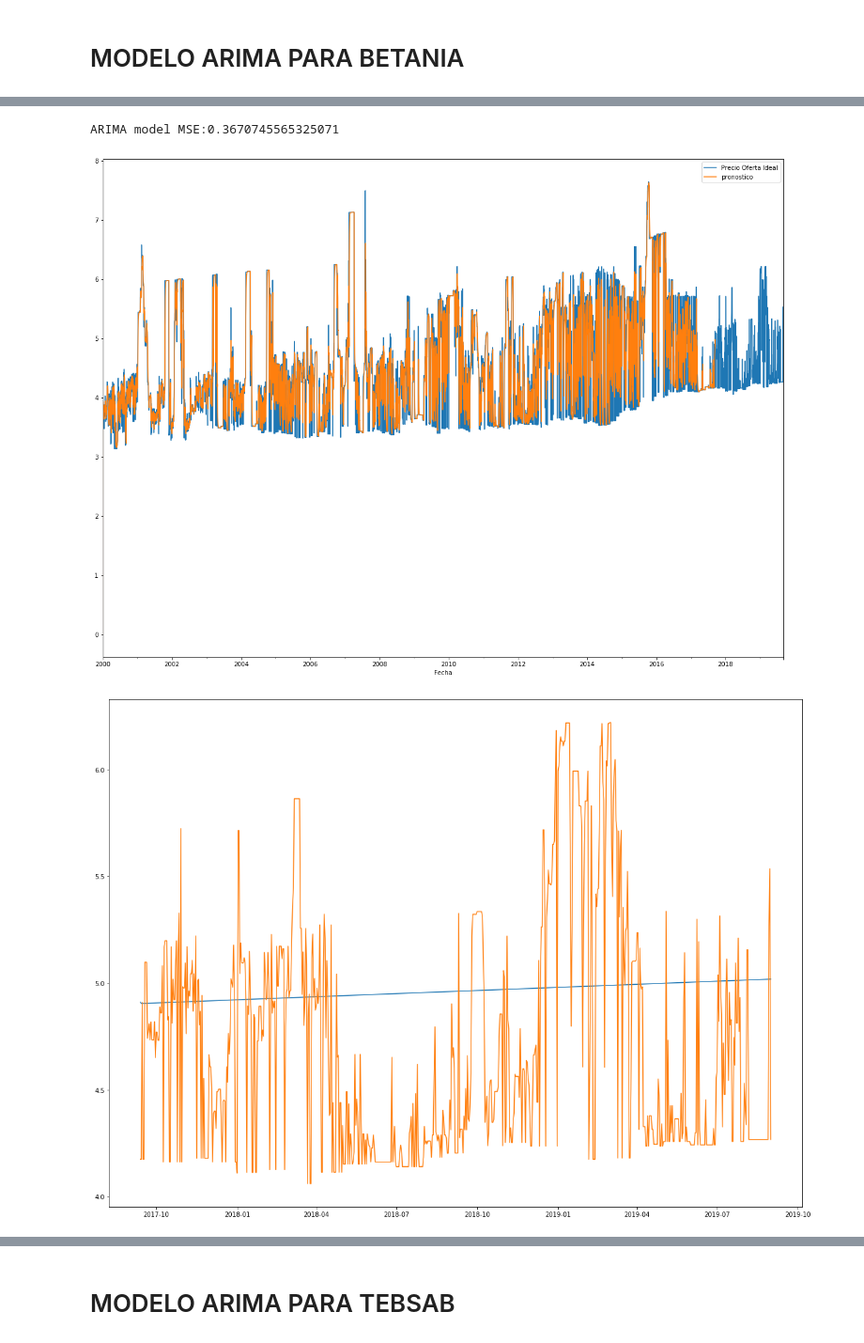
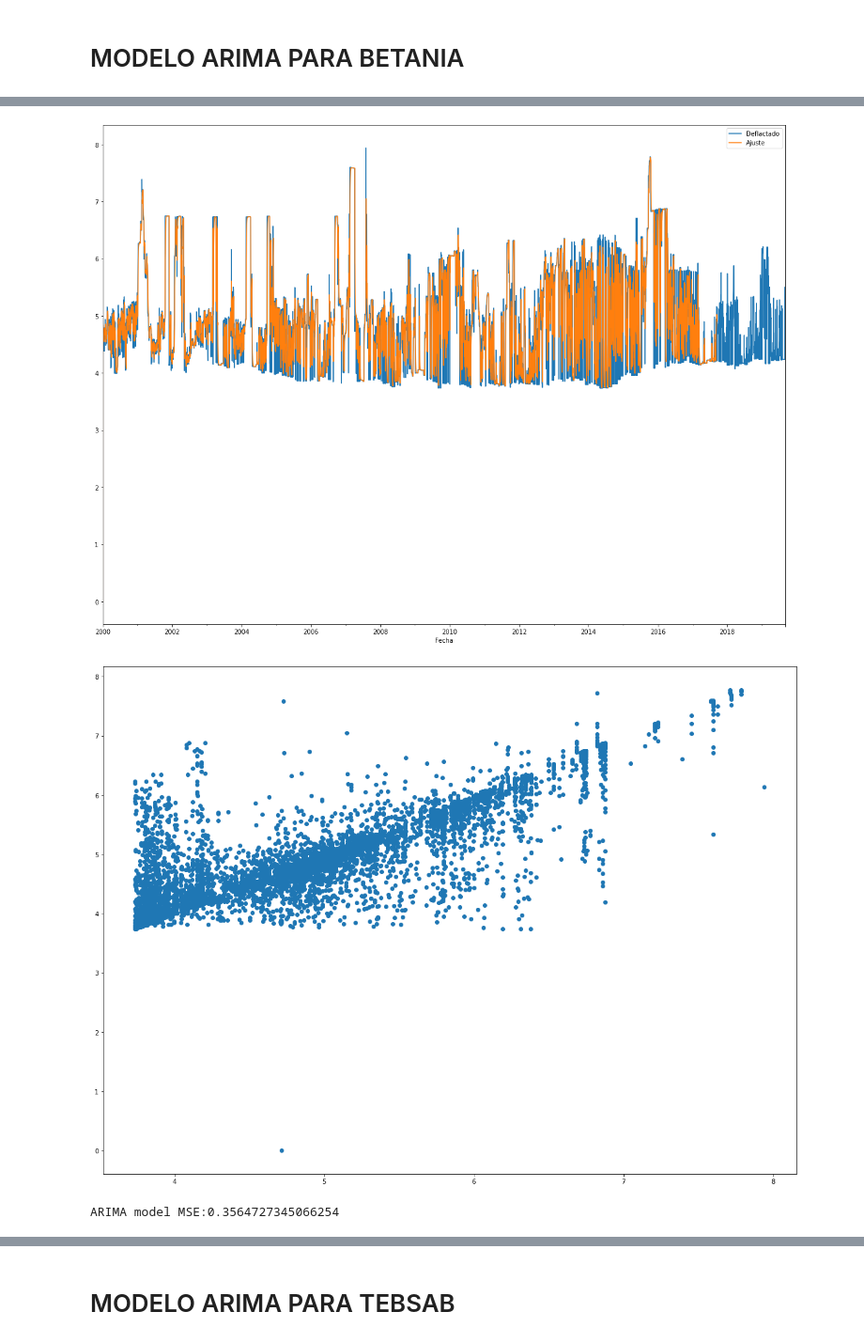
Before and after one commit to Vamarinpe/PAE, a Jupyter notebook: CodRecurso.ipynb, the cells around one changed output, grey strips where cells are left out. Shown at 94% size. Cells and saved outputs as stored; diff of their text form; code cells hidden in the pictures.

```diff
--- a/CodRecurso.ipynb
+++ b/CodRecurso.ipynb
@@ -210,0 +213,8 @@ Index(['AGUA', 'AGUA', 'AGUA', 'AGUA', 'AGUA', 'AGUA', 'AGUA', 'AGUA', 'GAS',
+# %%
+IPC = pd.read_csv(
+    "https://raw.githubusercontent.com/Vamarinpe/PAE/master/IPC.csv",
+    sep = ',',         # separador de campos
+    thousands = None,  # separador de miles para números
+    decimal = '.')
+IPC=IPC[:-1]
+IPC
@@ -210,0 +236,10 @@ Index(['AGUA', 'AGUA', 'AGUA', 'AGUA', 'AGUA', 'AGUA', 'AGUA', 'AGUA', 'GAS',
+# %%
+# BETANIA
+
+Betania=Datos.xs('BETANIA',level='Recurso')               # Quita las ultimas 718 (6465)
+Betania=Betania.reset_index(level=['Codigo Agente']).drop('Codigo Agente', 1)
+d=0
+for i in IPC['AÑO']:
+    Betania.loc[i,'INDICE']=IPC.loc[d]['INDICE']
+    d=d+1
+Betania['Deflactado']=Betania['Precio Oferta Ideal'].values/Betania['INDICE'].values*100
@@ -214,23 +259,21 @@ Index(['AGUA', 'AGUA', 'AGUA', 'AGUA', 'AGUA', 'AGUA', 'AGUA', 'AGUA', 'GAS',
 # MODELO ARIMA PARA BETANIA
 # %%
 # SERIE NORMAL
-
 from scipy import stats
 import statsmodels.api as sm
 from statsmodels.graphics.api import qqplot
 
+M1Betania=Betania.drop(['Precio Oferta Ideal','INDICE'],axis=1)
 plt.rcParams["figure.figsize"] = (20,15)
-M1Betania=Datos.xs('BETANIA',level='Recurso')                # Quita las ultimas 718 (6465)
-M1Betania=M1Betania.reset_index(level=['Codigo Agente']).drop('Codigo Agente', 1)
 M1Betania.plot()
 
 fig = plt.figure(figsize=(20,15))
 ax1 = fig.add_subplot(211)
-fig = sm.graphics.tsa.plot_acf(M1Betania.values.squeeze(), lags=40, ax=ax1)
+fig = sm.graphics.tsa.plot_acf(M1Betania.squeeze(), lags=40, ax=ax1)
 ax2 = fig.add_subplot(212)
 fig = sm.graphics.tsa.plot_pacf(M1Betania, lags=40, ax=ax2)
 
-X = M1Betania['Precio Oferta Ideal'].values
+X = M1Betania.values
 split = len(X)/2
 X1=X[0:3233]
 X2=X[3233:]
@@ -240,7 +283,7 @@ print('mean1=%f, mean2=%f' % (mean1, mean2))
 print('variance1=%f, variance2=%f' % (var1, var2))
 
 #from statsmodels.tsa.seasonal import seasonal_decompose
-#result = seasonal_decompose(prueba, model='multiplicative', freq=365)
+#result = seasonal_decompose(M1Betania['Deflactado'],  freq=365)
 #result.plot()
 #pyplot.show()
 # %% [output]
@@ -309,7 +351,7 @@ Fecha
 [718 rows x 1 columns]
 # %%
 # MODELO IDENTIFICADO GRAFICAMENTE EN ACF Y PACF DE LA PRIMERA DIFERENCIA DEL LOGARITMO
-Modelo1Betania = sm.tsa.statespace.SARIMAX(M1BetaniaLogA, trend='c', order=(0,1,2)).fit(disp=False)
+Modelo1Betania = sm.tsa.statespace.SARIMAX(M1BetaniaLogA, order=(0,1,2)).fit(disp=False)
 print(Modelo1Betania.summary())
 print(stats.normaltest(Modelo1Betania.resid))
 
@@ -336,16 +378,19 @@ NormaltestResult(statistic=1093.8549257476102, pvalue=2.9677059851103957e-238)
 [figure]
 # %%
 from sklearn.metrics import mean_squared_error
-M1BetaniaLog['pronostico'] = Modelo1Betania.fittedvalues
-plot = M1BetaniaLog[['Precio Oferta Ideal', 'pronostico']].plot(figsize=(20, 15))
+M1BetaniaLog['Ajuste'] = Modelo1Betania.fittedvalues
+plot = M1BetaniaLog[['Deflactado', 'Ajuste']].plot(figsize=(20, 15))
+
+plt.figure(figsize=(20,15))
+plt.scatter(M1BetaniaLog['Deflactado'],M1BetaniaLog['Ajuste'])
+plt.show()
 
 pred = Modelo1Betania.predict('2017-09-12','2019-08-31')[1:]
-plt.figure(figsize=(20,15))
 print('ARIMA model MSE:{}'.format(mean_squared_error(validar,pred)))
 plt.plot(pred)
 plt.plot(validar)
 plt.show()
 # %% [output]
-ARIMA model MSE:0.3670745565325071
-[figure, old version]
+[figure, new version]
-[figure, old version]
+[figure, new version]
+ARIMA model MSE:0.3564727345066254
```
Also changed, not shown: parts of 20 cells of this notebook.
